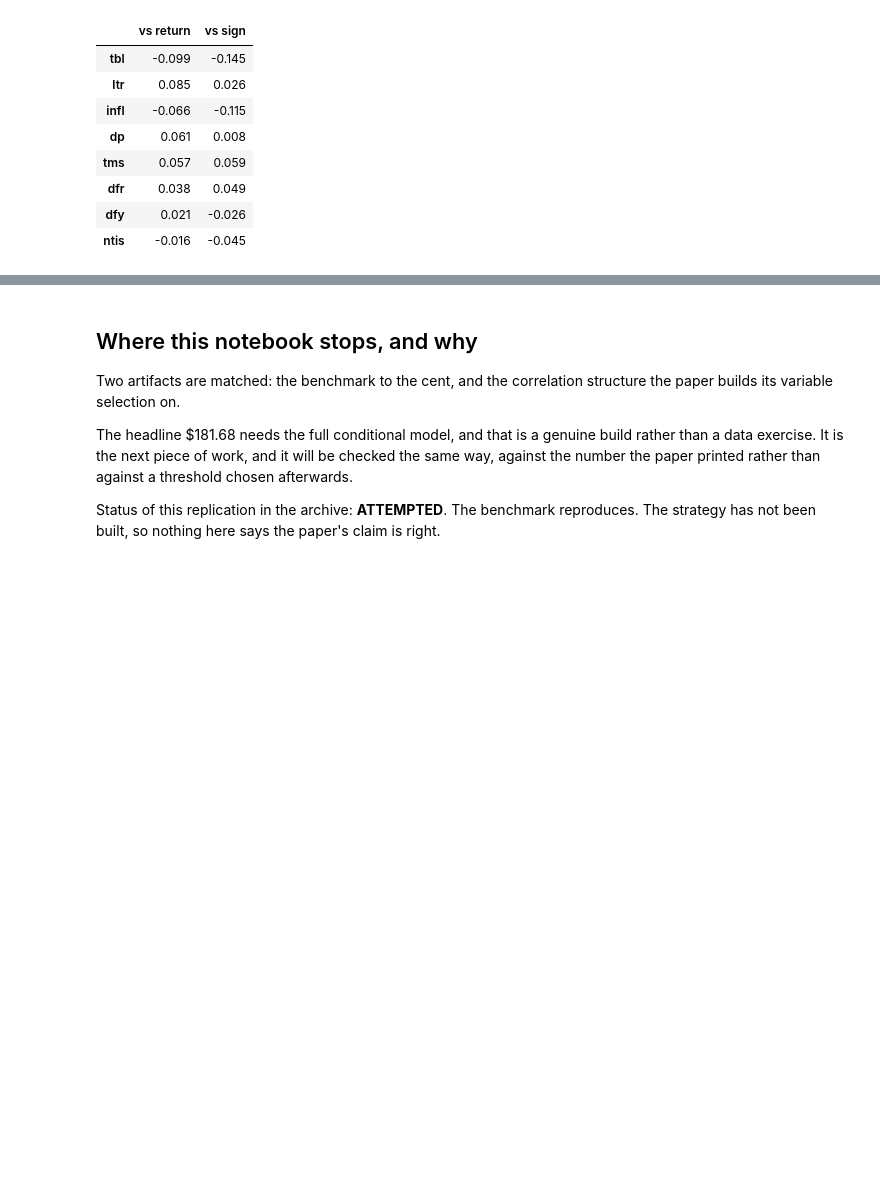
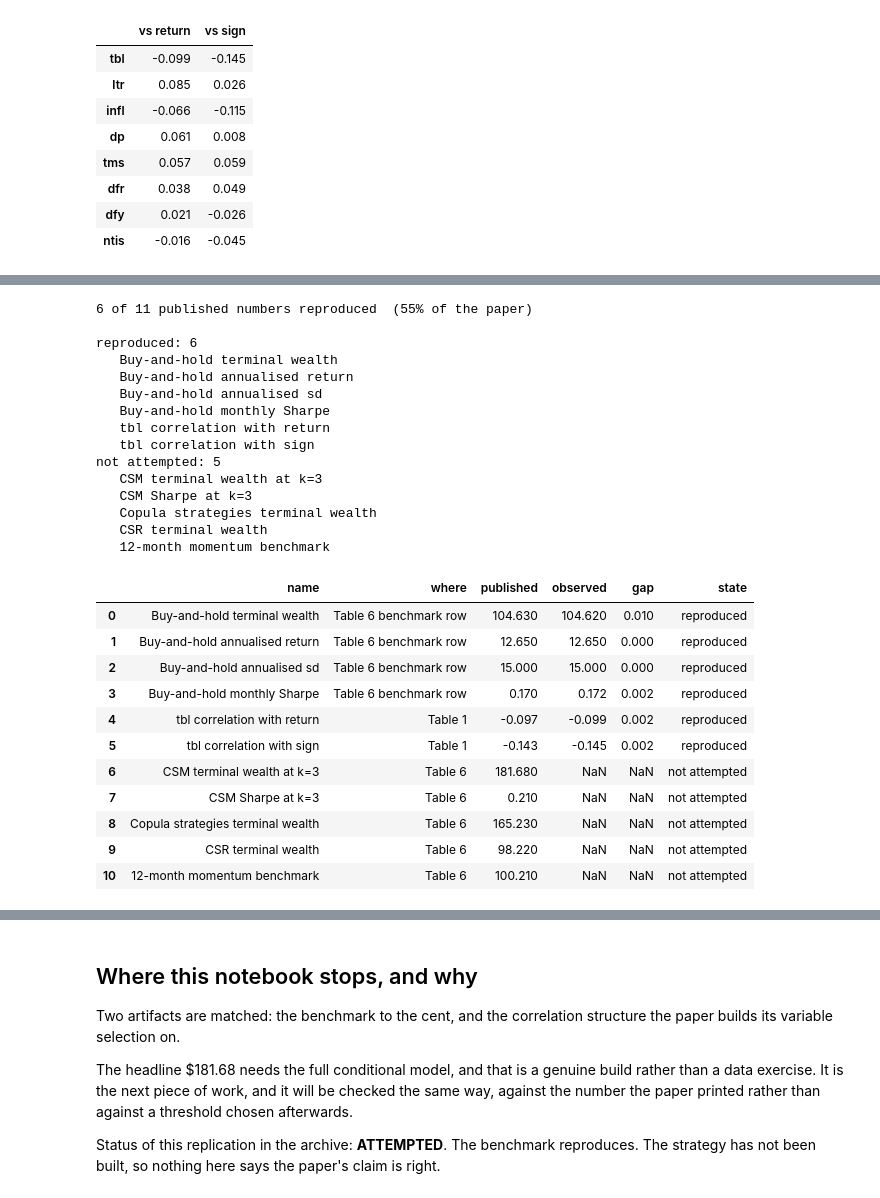
Before and after one commit to RezaSoleymanifar/alpha-archive, a Jupyter notebook: notebooks/2606.04153_sign_and_magnitude.ipynb, the cells around one changed output, grey strips where cells are left out. Cells and saved outputs as stored; diff of their text form; code cells hidden in the pictures; blank space fills up the shorter version.

```diff
--- a/notebooks/2606.04153_sign_and_magnitude.ipynb
+++ b/notebooks/2606.04153_sign_and_magnitude.ipynb
@@ -195,0 +200,53 @@ paper: tbl has the largest absolute correlation,
+# %%
+import json, urllib.request
+
+RECORD = ('https://raw.githubusercontent.com/RezaSoleymanifar/'
+          'alpha-archive/main/data/artifacts/2606.04153.json')
+LOCAL  = '../data/artifacts/2606.04153.json'
+
+try:
+    record = json.load(open(LOCAL, encoding='utf-8'))
+except FileNotFoundError:
+    record = json.load(urllib.request.urlopen(RECORD))
+
+rows = pd.DataFrame(record['artifacts'])
+rows['state'] = rows['state'].str.replace('_', ' ').str.lower()
+report = rows[['name', 'where', 'published', 'observed', 'gap', 'state']]
+
+done = (rows['state'] == 'reproduced').sum()
+print(f"{done} of {len(rows)} published numbers reproduced"
+      f"  ({done / len(rows):.0%} of the paper)")
+print()
+for group, block in rows.groupby('state', sort=False):
+    print(f'{group}: {len(block)}')
+    for _, r in block.iterrows():
+        print(f"   {r['name']}")
+report
+# %% [output]
+6 of 11 published numbers reproduced  (55% of the paper)
+
+reproduced: 6
+   Buy-and-hold terminal wealth
+   Buy-and-hold annualised return
+   Buy-and-hold annualised sd
+   Buy-and-hold monthly Sharpe
+   tbl correlation with return
+   tbl correlation with sign
+not attempted: 5
+   CSM terminal wealth at k=3
+   CSM Sharpe at k=3
+   Copula strategies terminal wealth
+   CSR terminal wealth
+   12-month momentum benchmark
+|  | name | where | published | observed | gap | state |
+| 0 | Buy-and-hold terminal wealth | Table 6 benchmark row | 104.630 | 104.620 | 0.010 | reproduced |
+| 1 | Buy-and-hold annualised return | Table 6 benchmark row | 12.650 | 12.650 | 0.000 | reproduced |
+| 2 | Buy-and-hold annualised sd | Table 6 benchmark row | 15.000 | 15.000 | 0.000 | reproduced |
+| 3 | Buy-and-hold monthly Sharpe | Table 6 benchmark row | 0.170 | 0.172 | 0.002 | reproduced |
+| 4 | tbl correlation with return | Table 1 | -0.097 | -0.099 | 0.002 | reproduced |
+| 5 | tbl correlation with sign | Table 1 | -0.143 | -0.145 | 0.002 | reproduced |
+| 6 | CSM terminal wealth at k=3 | Table 6 | 181.680 | NaN | NaN | not attempted |
+| 7 | CSM Sharpe at k=3 | Table 6 | 0.210 | NaN | NaN | not attempted |
+| 8 | Copula strategies terminal wealth | Table 6 | 165.230 | NaN | NaN | not attempted |
+| 9 | CSR terminal wealth | Table 6 | 98.220 | NaN | NaN | not attempted |
+| 10 | 12-month momentum benchmark | Table 6 | 100.210 | NaN | NaN | not attempted |
```
Also changed, not shown: parts of 2 cells of this notebook, 1 other file.
